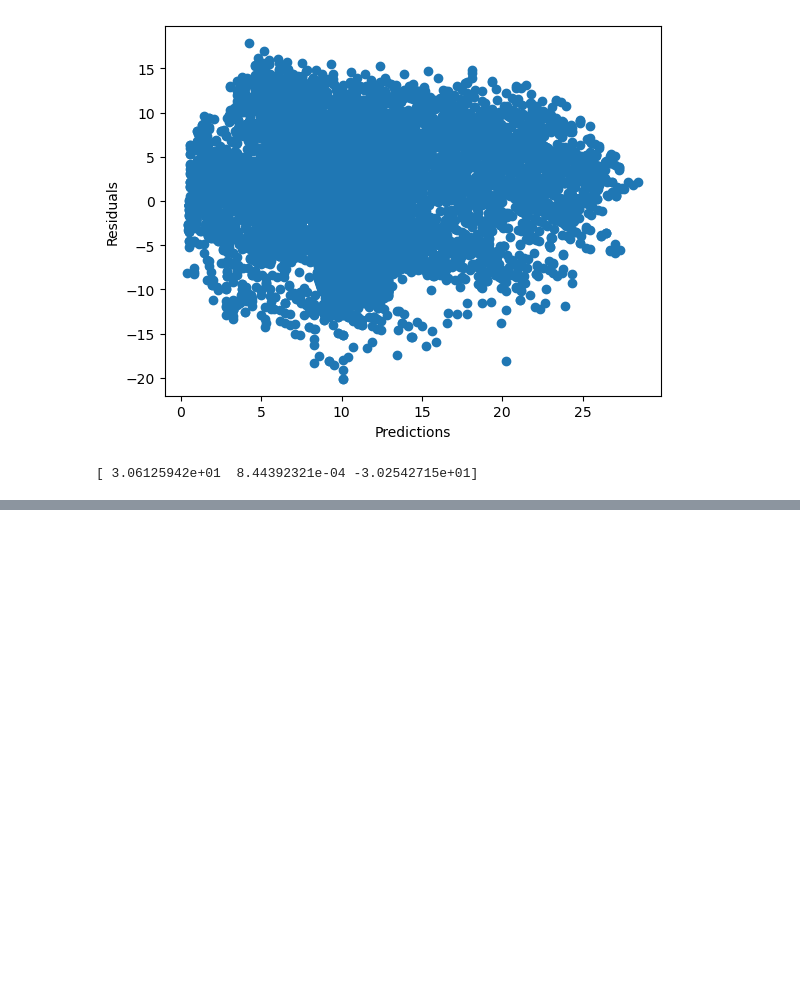
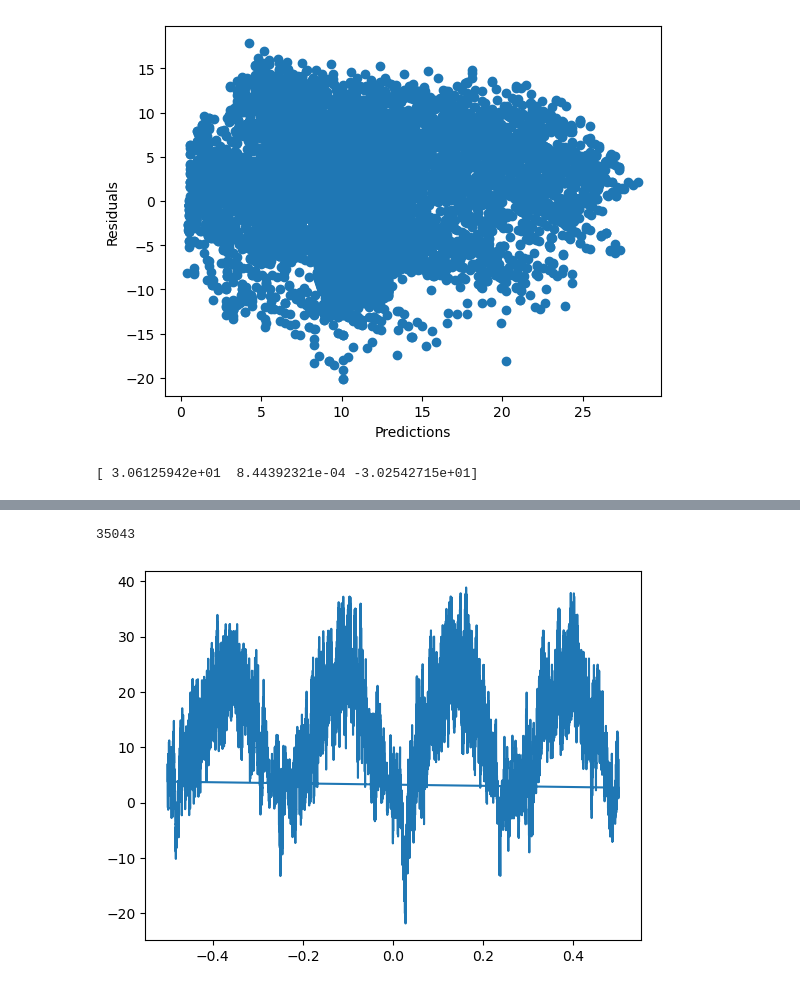
Before and after one commit to KevalGandhi/Time-Series-Learning, a Jupyter notebook: Linear Regression Testing.ipynb, the cells around one changed output, grey strips where cells are left out. Drawn from its saved outputs; the diff is of its cells as text; code cells hidden in the pictures; blank space fills up the shorter version.

```diff
--- a/Linear Regression Testing.ipynb
+++ b/Linear Regression Testing.ipynb
@@ -210,0 +234,9 @@ print(BetaHat)
+# %%
+print((pd.Series((np.fft.fft(train_data.Temperature))).iloc[2:]).idxmax())
+t = np.arange(35061)
+freq = np.fft.fftfreq(t.shape[-1])
+plt.plot(freq, train_data.Temperature)
+plt.show()
+# %% [output]
+35043
+[figure, added]
```
Also changed, not shown: parts of 8 cells of this notebook.
